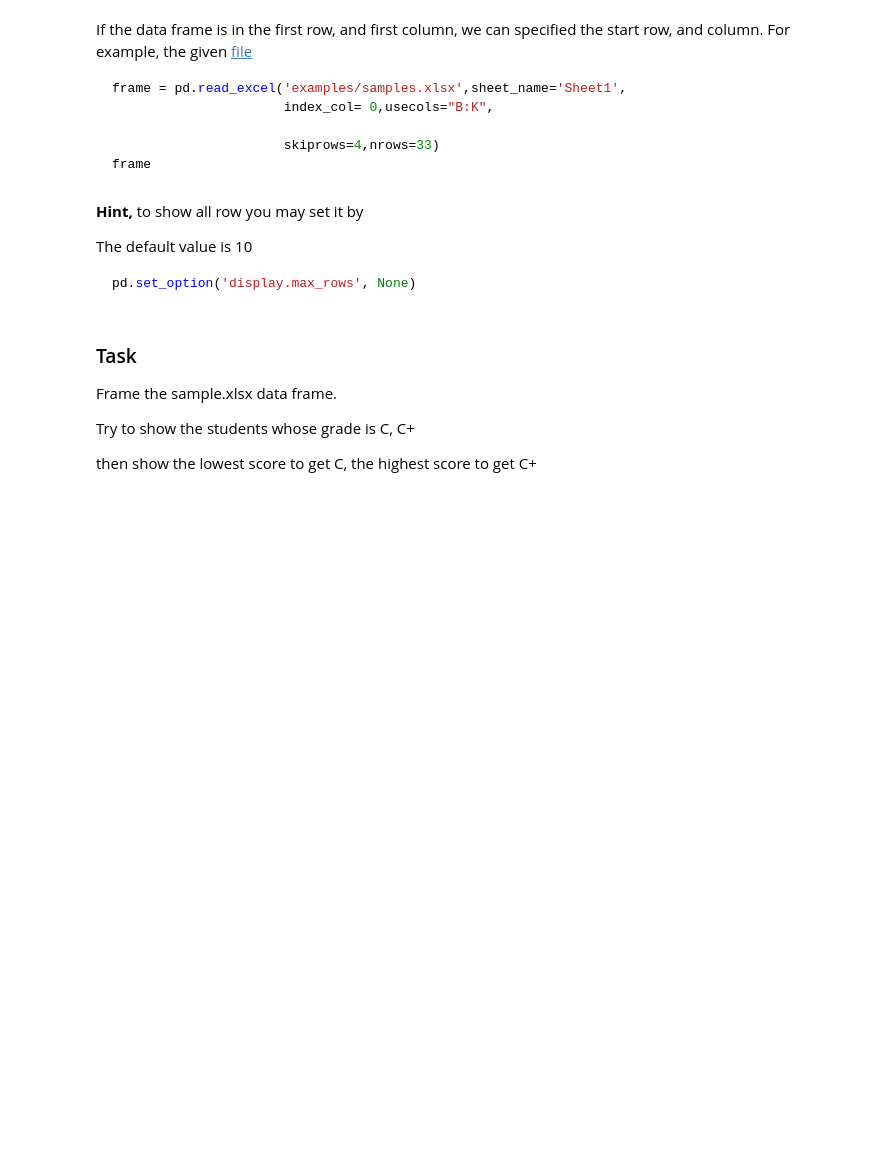
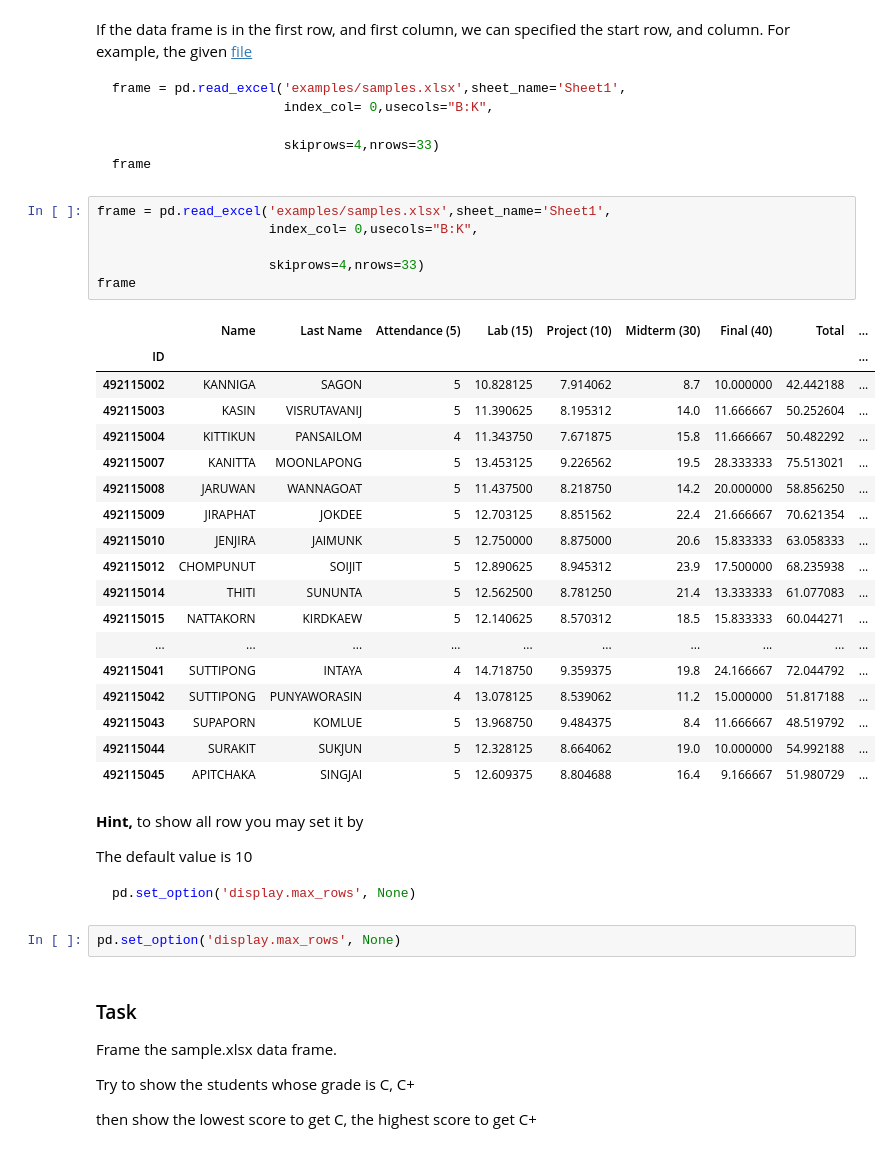
Before and after one commit to Natchar1/LectureNote_660632028, a Jupyter notebook: 06. Loading Data to Dataframe/6_Introduction_to_Pandas_Loading.ipynb, the cells around one changed output. Saved outputs shown, nothing was run; the diff lists cells and outputs as text; blank space fills up the shorter version.

````diff
--- a/06. Loading Data to Dataframe/6_Introduction_to_Pandas_Loading.ipynb
+++ b/06. Loading Data to Dataframe/6_Introduction_to_Pandas_Loading.ipynb
@@ -293,6 +767,31 @@ frame = pd.read_excel('examples/samples.xlsx',sheet_name='Sheet1',
                       skiprows=4,nrows=33)
 frame
 ```
+# %%
+frame = pd.read_excel('examples/samples.xlsx',sheet_name='Sheet1',
+                      index_col= 0,usecols="B:K",
+
+                      skiprows=4,nrows=33)
+frame
+# %% [output]
+|  | Name | Last Name | Attendance (5) | Lab (15) | Project (10) | Midterm (30) | Final (40) | Total | ... |
+| ID |  |  |  |  |  |  |  |  | ... |
+| 492115002 | KANNIGA | SAGON | 5 | 10.828125 | 7.914062 | 8.7 | 10.000000 | 42.442188 | ... |
+| 492115003 | KASIN | VISRUTAVANIJ | 5 | 11.390625 | 8.195312 | 14.0 | 11.666667 | 50.252604 | ... |
+| 492115004 | KITTIKUN | PANSAILOM | 4 | 11.343750 | 7.671875 | 15.8 | 11.666667 | 50.482292 | ... |
+| 492115007 | KANITTA | MOONLAPONG | 5 | 13.453125 | 9.226562 | 19.5 | 28.333333 | 75.513021 | ... |
+| 492115008 | JARUWAN | WANNAGOAT | 5 | 11.437500 | 8.218750 | 14.2 | 20.000000 | 58.856250 | ... |
+| 492115009 | JIRAPHAT | JOKDEE | 5 | 12.703125 | 8.851562 | 22.4 | 21.666667 | 70.621354 | ... |
+| 492115010 | JENJIRA | JAIMUNK | 5 | 12.750000 | 8.875000 | 20.6 | 15.833333 | 63.058333 | ... |
+| 492115012 | CHOMPUNUT | SOIJIT | 5 | 12.890625 | 8.945312 | 23.9 | 17.500000 | 68.235938 | ... |
+| 492115014 | THITI | SUNUNTA | 5 | 12.562500 | 8.781250 | 21.4 | 13.333333 | 61.077083 | ... |
+| 492115015 | NATTAKORN | KIRDKAEW | 5 | 12.140625 | 8.570312 | 18.5 | 15.833333 | 60.044271 | ... |
+| ... | ... | ... | ... | ... | ... | ... | ... | ... | ... |
+| 492115041 | SUTTIPONG | INTAYA | 4 | 14.718750 | 9.359375 | 19.8 | 24.166667 | 72.044792 | ... |
+| 492115042 | SUTTIPONG | PUNYAWORASIN | 4 | 13.078125 | 8.539062 | 11.2 | 15.000000 | 51.817188 | ... |
+| 492115043 | SUPAPORN | KOMLUE | 5 | 13.968750 | 9.484375 | 8.4 | 11.666667 | 48.519792 | ... |
+| 492115044 | SURAKIT | SUKJUN | 5 | 12.328125 | 8.664062 | 19.0 | 10.000000 | 54.992188 | ... |
+| 492115045 | APITCHAKA | SINGJAI | 5 | 12.609375 | 8.804688 | 16.4 | 9.166667 | 51.980729 | ... |
 # %% [markdown]
 **Hint,** to show all row you may set it by
 
@@ -301,6 +800,8 @@ The default value is 10
 ```python
 pd.set_option('display.max_rows', None)
 ```
+# %%
+pd.set_option('display.max_rows', None)
 # %% [markdown]
 ### Task
 Frame the sample.xlsx data frame.
````
Also changed, not shown: parts of 44 cells of this notebook, 1 other file.
